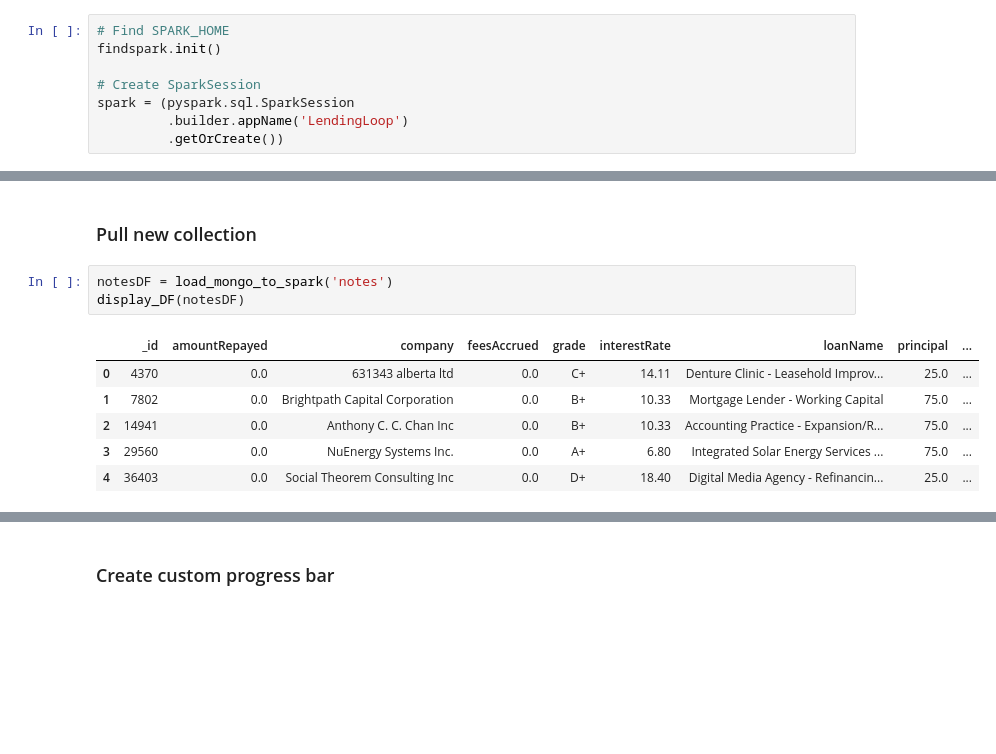
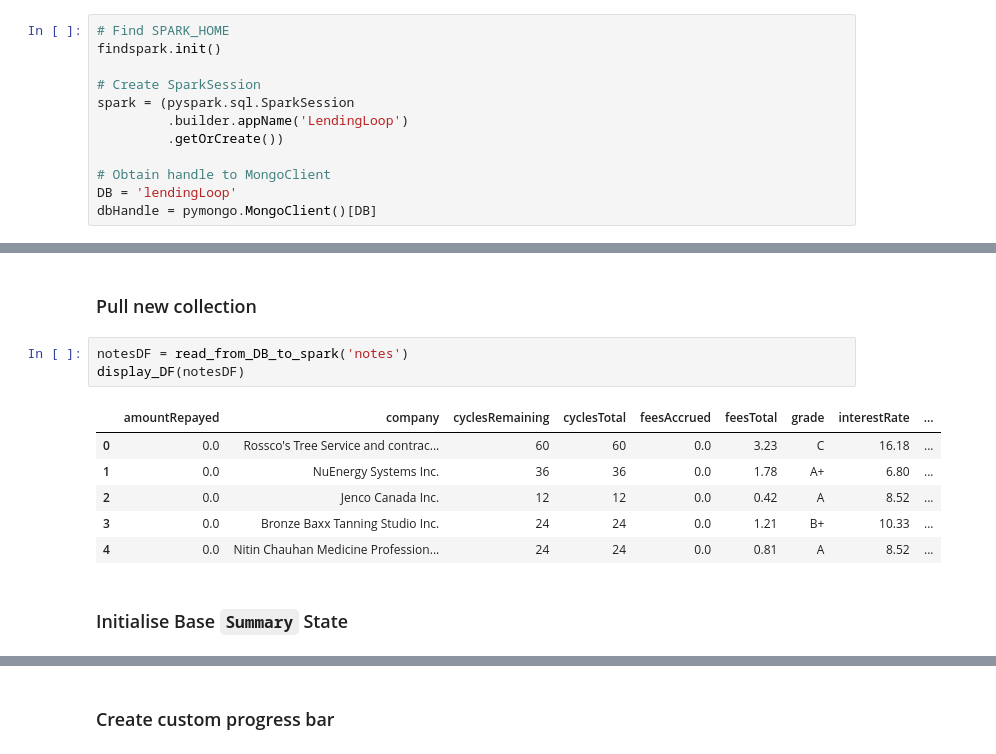
Before and after one commit to christeefy/LendingLoopDashboard, a Jupyter notebook: Lending Loop.ipynb, the cells around one changed output, grey strips where cells are left out. Saved outputs shown, nothing was run; the diff lists cells and outputs as text; blank space fills up the shorter version.

Commit message:
Add features
Modify column titles. Add new fields in notes collection (total fees, total profits). Include "add new transaction" functionalities. Create working progress bar charts

```diff
--- a/Lending Loop.ipynb
+++ b/Lending Loop.ipynb
@@ -50,3 +53,7 @@ findspark.init()
 spark = (pyspark.sql.SparkSession
          .builder.appName('LendingLoop')
          .getOrCreate())
+
+# Obtain handle to MongoClient
+DB = 'lendingLoop'
+dbHandle = pymongo.MongoClient()[DB]
@@ -217,12 +195,14 @@ Import successful. 17 new notes were successfully imported to "lendingLoop.notes
 # %% [markdown]
 ### Pull new collection
 # %%
-notesDF = load_mongo_to_spark('notes')
+notesDF = read_from_DB_to_spark('notes')
 display_DF(notesDF)
 # %% [output]
-|  | _id | amountRepayed | company | feesAccrued | grade | interestRate | loanName | principal | ... |
-| 0 | 4370 | 0.0 | 631343 alberta ltd | 0.0 | C+ | 14.11 | Denture Clinic - Leasehold Improv... | 25.0 | ... |
-| 1 | 7802 | 0.0 | Brightpath Capital Corporation | 0.0 | B+ | 10.33 | Mortgage Lender - Working Capital | 75.0 | ... |
-| 2 | 14941 | 0.0 | Anthony C. C. Chan Inc | 0.0 | B+ | 10.33 | Accounting Practice - Expansion/R... | 75.0 | ... |
-| 3 | 29560 | 0.0 | NuEnergy Systems Inc. | 0.0 | A+ | 6.80 | Integrated Solar Energy Services ... | 75.0 | ... |
-| 4 | 36403 | 0.0 | Social Theorem Consulting Inc | 0.0 | D+ | 18.40 | Digital Media Agency - Refinancin... | 25.0 | ... |
+|  | amountRepayed | company | cyclesRemaining | cyclesTotal | feesAccrued | feesTotal | grade | interestRate | ... |
+| 0 | 0.0 | Rossco's Tree Service and contrac... | 60 | 60 | 0.0 | 3.23 | C | 16.18 | ... |
+| 1 | 0.0 | NuEnergy Systems Inc. | 36 | 36 | 0.0 | 1.78 | A+ | 6.80 | ... |
+| 2 | 0.0 | Jenco Canada Inc. | 12 | 12 | 0.0 | 0.42 | A | 8.52 | ... |
+| 3 | 0.0 | Bronze Baxx Tanning Studio Inc. | 24 | 24 | 0.0 | 1.21 | B+ | 10.33 | ... |
+| 4 | 0.0 | Nitin Chauhan Medicine Profession... | 24 | 24 | 0.0 | 0.81 | A | 8.52 | ... |
+# %% [markdown]
+### Initialise Base `Summary` State
```
Also changed, not shown: parts of 20 cells of this notebook.
